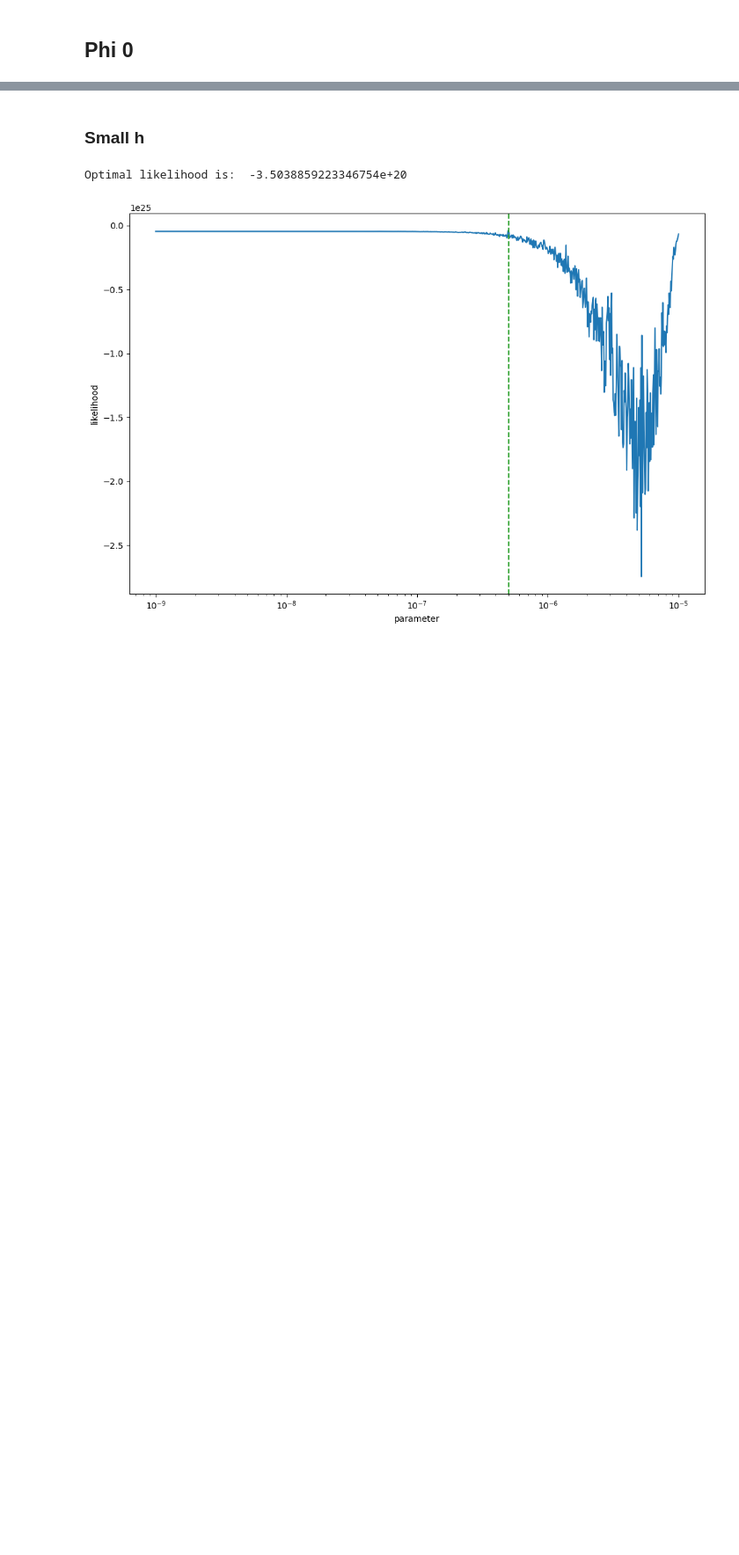
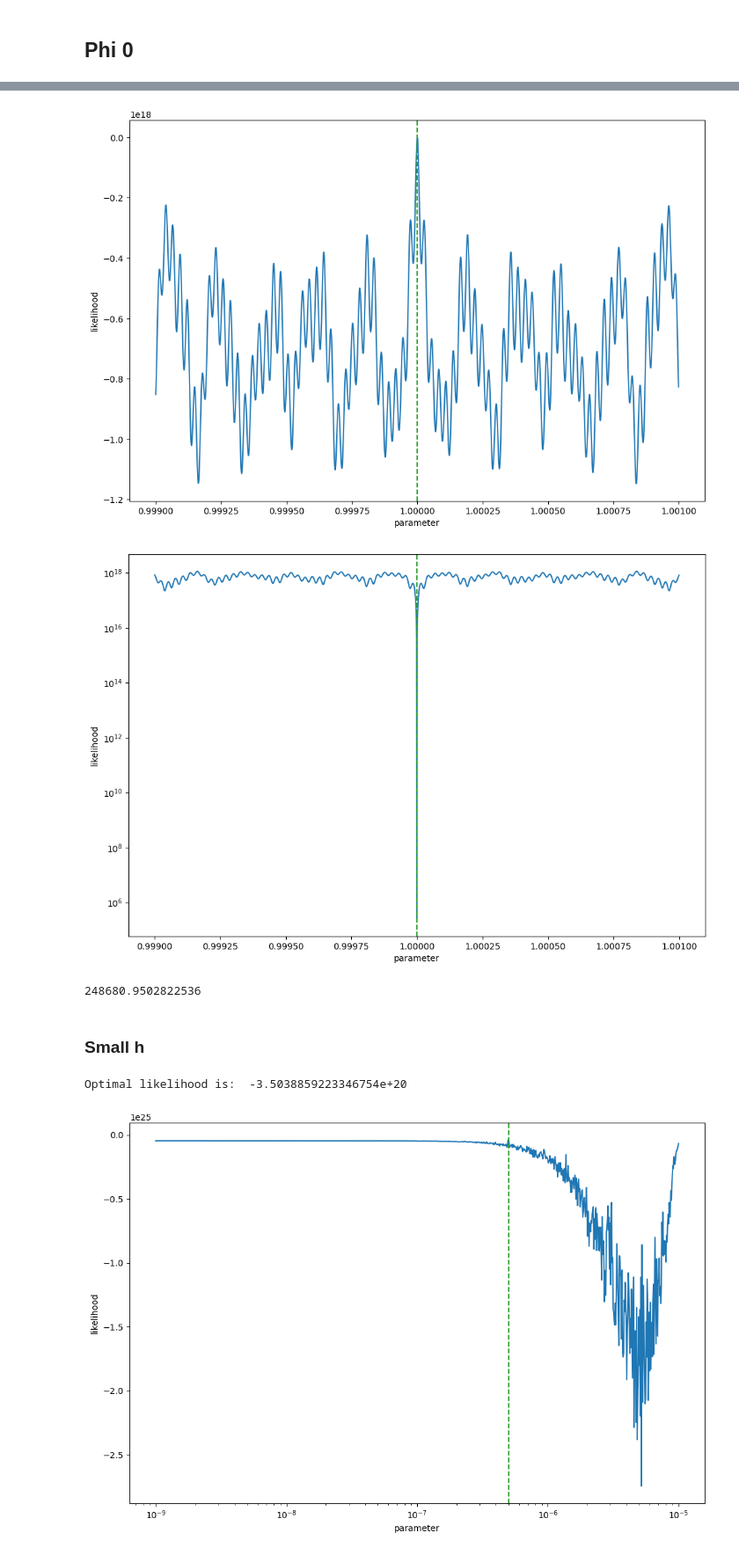
Before and after one commit to tomkimpson/StateSpacePTA, a Jupyter notebook: notebooks/likelihood_surfaces_scaling.ipynb, the cells around one changed output, grey strips where cells are left out. Shown at 88% size. Cells and saved outputs as stored; diff of their text form; code cells hidden in the pictures; blank space fills up the shorter version.

```diff
--- a/notebooks/likelihood_surfaces_scaling.ipynb
+++ b/notebooks/likelihood_surfaces_scaling.ipynb
@@ -108,3 +132,20 @@ plot_likelihood(variable_range,np.abs(likelihoods_large_h_omega),False,True,true
+# %%
+import numpy as np
+variable = "delta_gw"
+#variable_range = np.linspace(0.99,1.01,int(1e3))
+variable_range = np.arange(0.999,1.001,0.000001)
+
+selected_parameters = true_parameters.copy()
+likelihoods_large_h_omega = iterate_over_priors(variable, variable_range,selected_parameters,KF)
+plot_likelihood(variable_range,likelihoods_large_h_omega,False,False,true_parameters[variable])
+plot_likelihood(variable_range,np.abs(likelihoods_large_h_omega),False,True,true_parameters[variable])
+# %% [output]
+[figure, added]
+[figure, added]
+# %%
+np.max(likelihoods_large_h_omega)
+# %% [output]
+248680.9502822536
 # %% [markdown]
 ### Small h
 # %%
```
Also changed, not shown: parts of 6 cells of this notebook, 7 other files.
